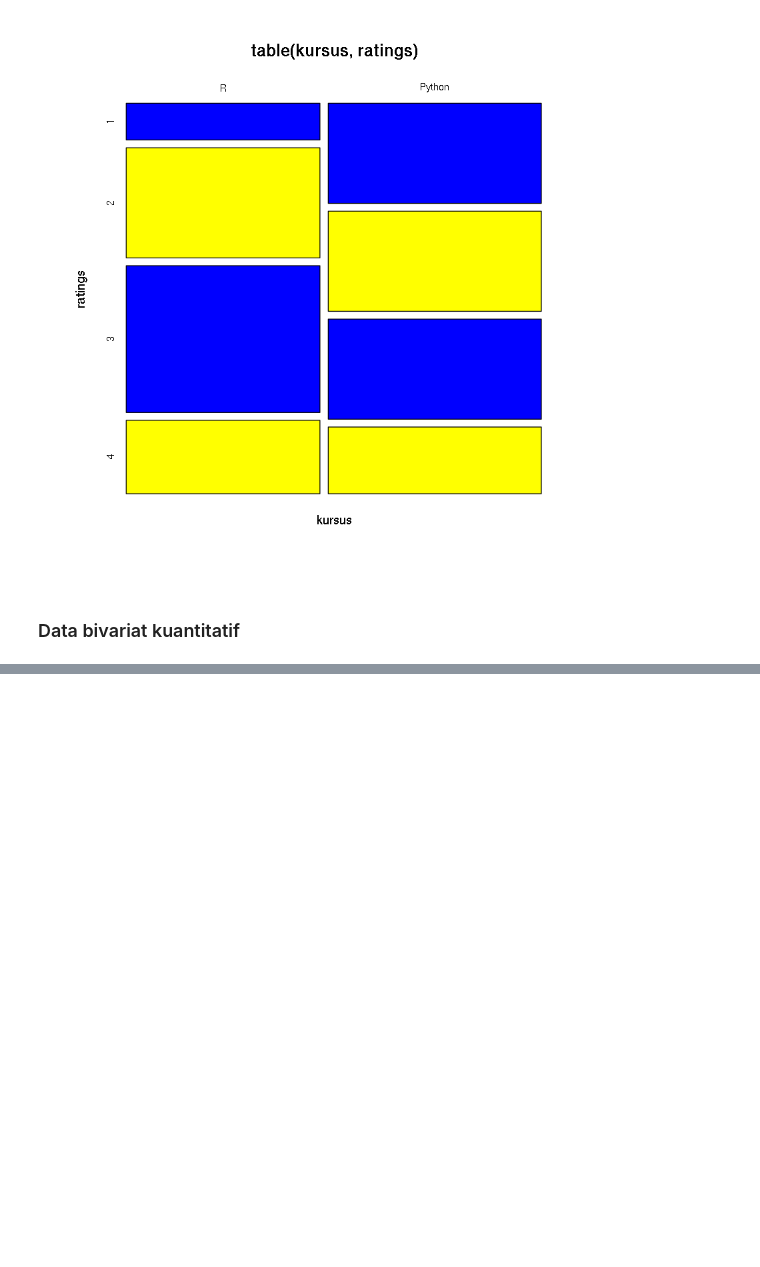
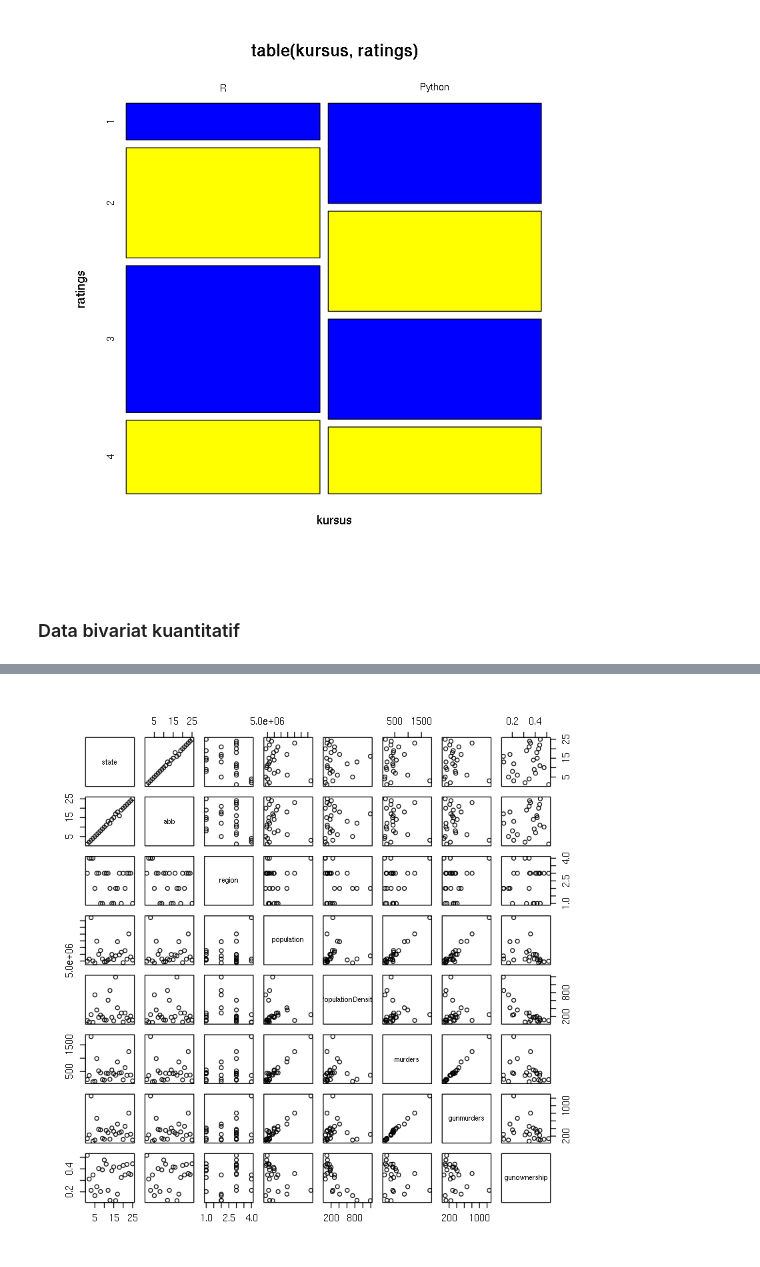
Before and after one commit to sandyherho/tutorEksploR, a Jupyter notebook: notebooks/13DataBivarMultivar.ipynb, the cells around one changed output, grey strips where cells are left out. Cells and saved outputs as stored; diff of their text form; code cells hidden in the pictures; blank space fills up the shorter version.

```diff
--- a/notebooks/13DataBivarMultivar.ipynb
+++ b/notebooks/13DataBivarMultivar.ipynb
@@ -64,0 +142,4 @@ mosaicplot(table(kursus,ratings),
+# %%
+plot(df)
+# %% [output]
+[figure, added]
```
Also changed, not shown: parts of 15 cells of this notebook, 35 other files.
